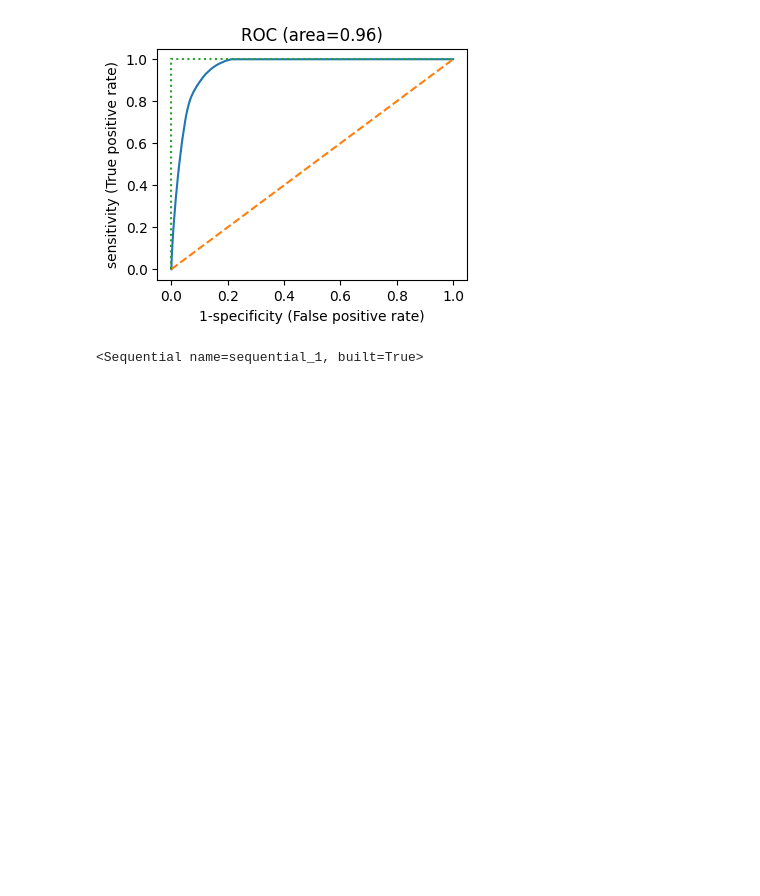
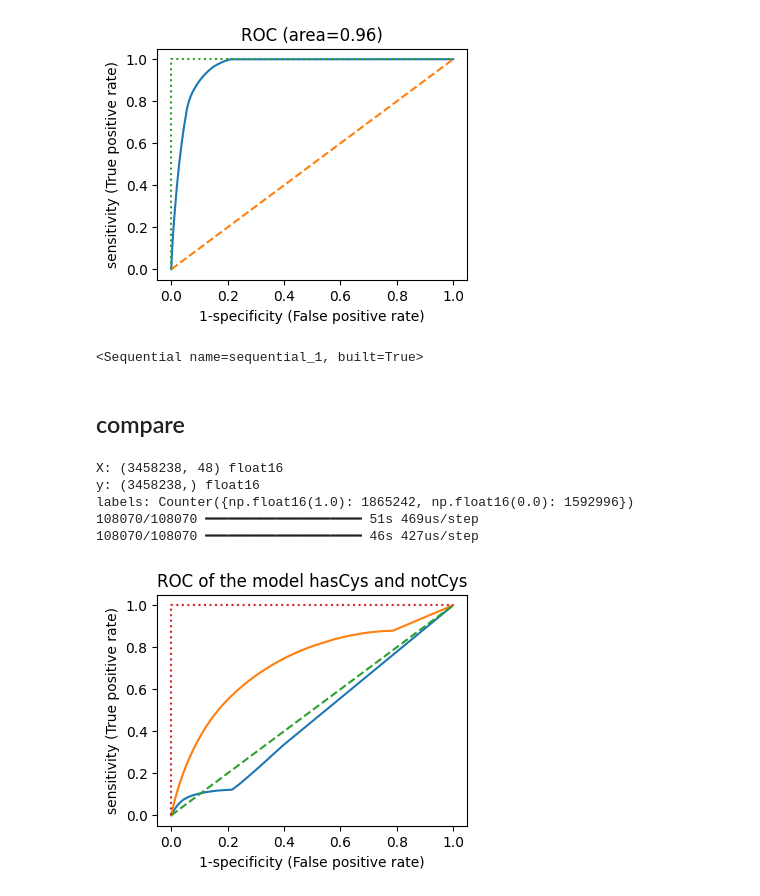
Before and after one commit to Tiezhengyuan/ml_epitope, a Jupyter notebook: src/ANN-Cys.ipynb, the cells around one changed output. Saved outputs shown, nothing was run; the diff lists cells and outputs as text; code cells hidden in the pictures; blank space fills up the shorter version.

Commit message:
ANN modeling: cys, leu, val

```diff
--- a/src/ANN-Cys.ipynb
+++ b/src/ANN-Cys.ipynb
@@ -282,3 +253,22 @@ c.plot_roc()
 c.save_model('../models/epitopes_ann_hasCys.keras')
 # %% [output]
 <Sequential name=sequential_1, built=True>
+# %% [markdown]
+## compare
+# %%
+model1 = tf.keras.models.load_model('../models/epitopes_ann_hasCys.keras')
+model2 = tf.keras.models.load_model('../models/epitopes_ann_notCys.keras')
+# %%
+from seq.compare_model import CompareModel
+cm = CompareModel(model1, model2)
+cm.predict(df)
+# %% [output]
+X: (3458238, 48) float16
+y: (3458238,) float16
+labels: Counter({np.float16(1.0): 1865242, np.float16(0.0): 1592996})
+108070/108070 ━━━━━━━━━━━━━━━━━━━━ 51s 469us/step
+108070/108070 ━━━━━━━━━━━━━━━━━━━━ 46s 427us/step
+# %%
+cm.plot_roc('hasCys', 'notCys')
+# %% [output]
+[figure, added]
```
Also changed, not shown: parts of 14 cells of this notebook, 10 other files.
